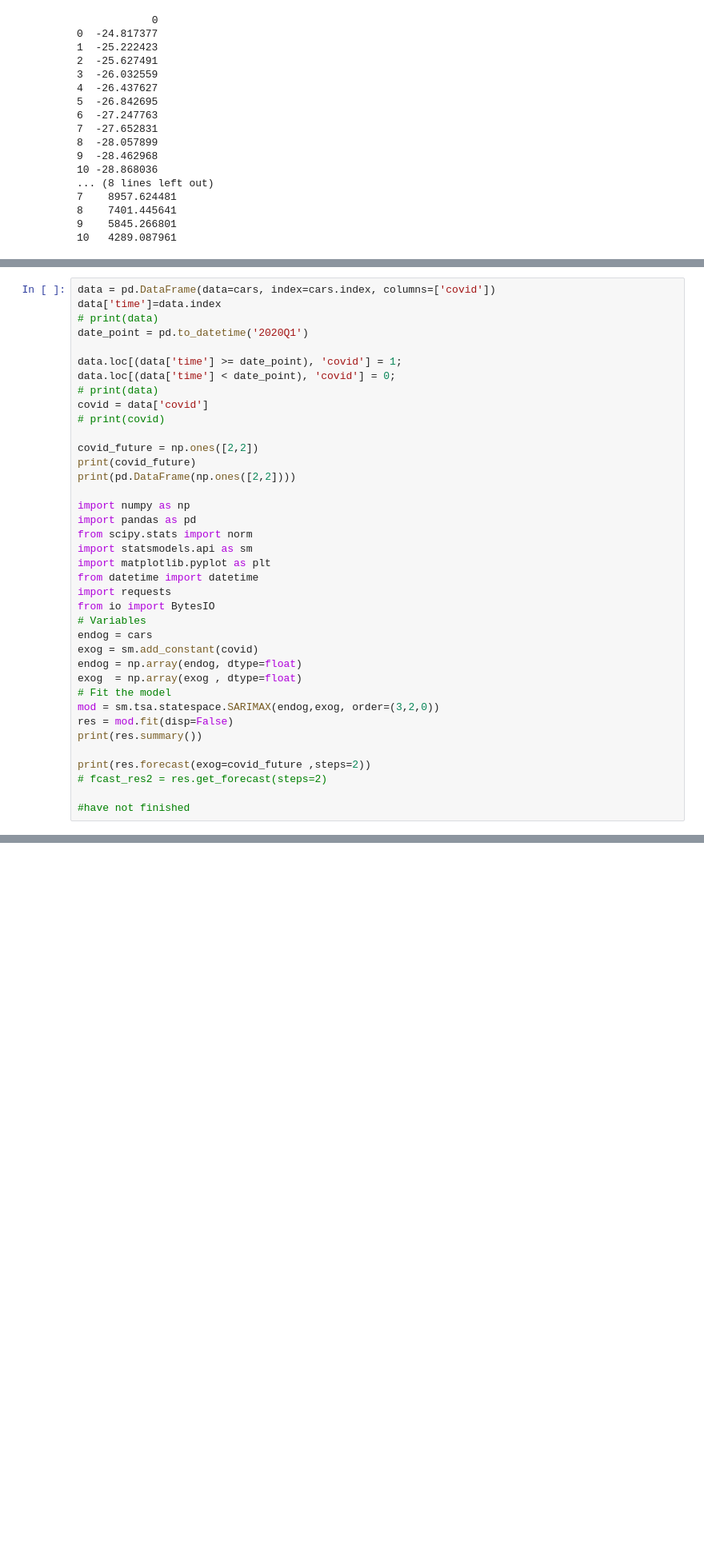
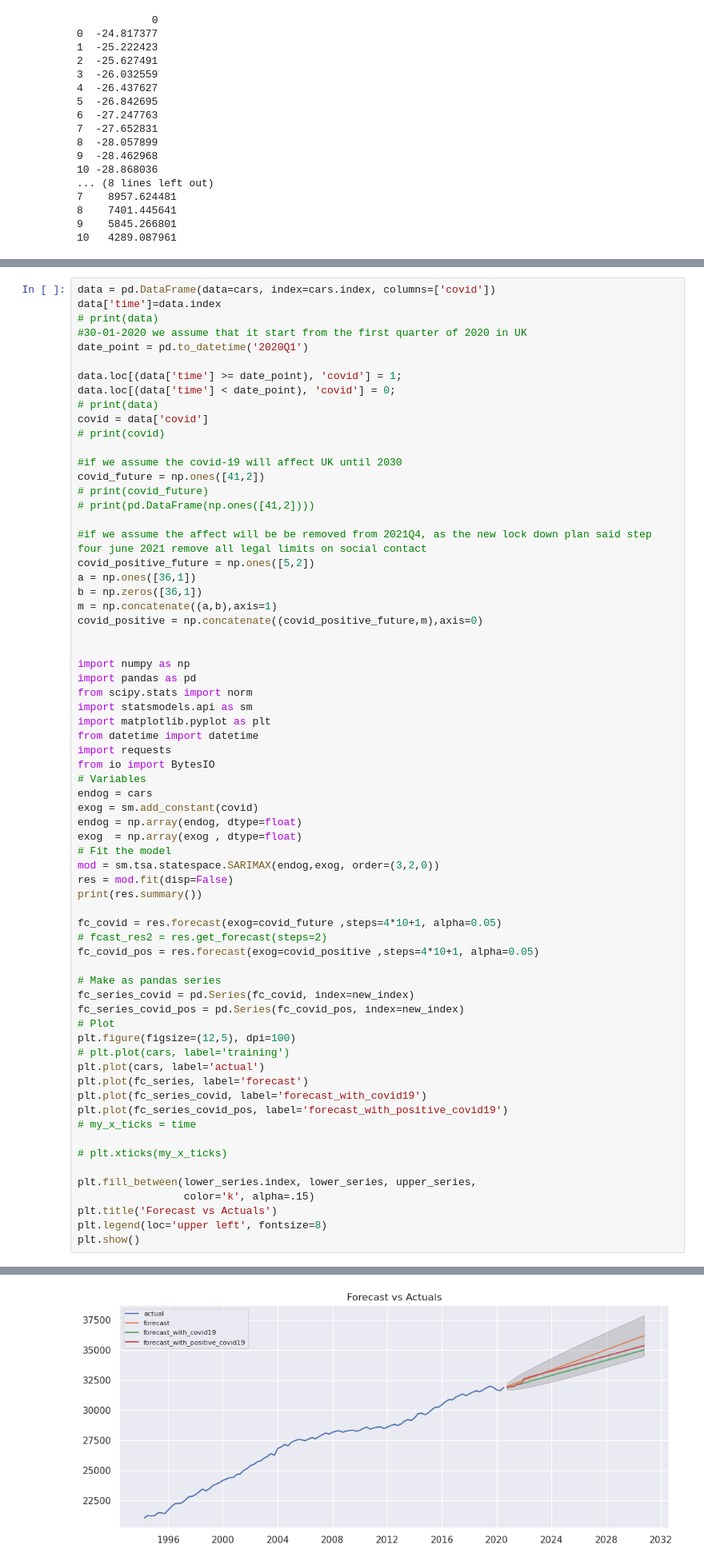
Before and after one commit to julemon/Practitioners-Challenge, a Jupyter notebook: Q2_total.ipynb, the cells around one changed output, grey strips where cells are left out. Shown: that part at 80% size. Drawn from its saved outputs; the diff is of its cells as text; blank space fills up the shorter version.

```diff
--- a/Q2_total.ipynb
+++ b/Q2_total.ipynb
@@ -717,6 +745,7 @@ https://www.kaggle.com/poiupoiu/how-to-use-sarimax
 data = pd.DataFrame(data=cars, index=cars.index, columns=['covid'])
 data['time']=data.index
 # print(data)
+#30-01-2020 we assume that it start from the first quarter of 2020 in UK
 date_point = pd.to_datetime('2020Q1')
 
 data.loc[(data['time'] >= date_point), 'covid'] = 1;
@@ -725,9 +754,18 @@ data.loc[(data['time'] < date_point), 'covid'] = 0;
 covid = data['covid']
 # print(covid)
 
-covid_future = np.ones([2,2])
-print(covid_future)
-print(pd.DataFrame(np.ones([2,2])))
+#if we assume the covid-19 will affect UK until 2030
+covid_future = np.ones([41,2])
+# print(covid_future)
+# print(pd.DataFrame(np.ones([41,2])))
+
+#if we assume the affect will be be removed from 2021Q4, as the new lock down plan said step four june 2021 remove all legal limits on social contact
+covid_positive_future = np.ones([5,2])
+a = np.ones([36,1])
+b = np.zeros([36,1])
+m = np.concatenate((a,b),axis=1)
+covid_positive = np.concatenate((covid_positive_future,m),axis=0)
+
 
 import numpy as np
 import pandas as pd
@@ -747,7 +785,27 @@ mod = sm.tsa.statespace.SARIMAX(endog,exog, order=(3,2,0))
 res = mod.fit(disp=False)
 print(res.summary())
 
-print(res.forecast(exog=covid_future ,steps=2))
+fc_covid = res.forecast(exog=covid_future ,steps=4*10+1, alpha=0.05)
 # fcast_res2 = res.get_forecast(steps=2)
+fc_covid_pos = res.forecast(exog=covid_positive ,steps=4*10+1, alpha=0.05)
 
-#have not finished
+# Make as pandas series
+fc_series_covid = pd.Series(fc_covid, index=new_index)
+fc_series_covid_pos = pd.Series(fc_covid_pos, index=new_index)
+# Plot
+plt.figure(figsize=(12,5), dpi=100)
+# plt.plot(cars, label='training')
+plt.plot(cars, label='actual')
+plt.plot(fc_series, label='forecast')
+plt.plot(fc_series_covid, label='forecast_with_covid19')
+plt.plot(fc_series_covid_pos, label='forecast_with_positive_covid19')
+# my_x_ticks = time
+
+# plt.xticks(my_x_ticks)
+
+plt.fill_between(lower_series.index, lower_series, upper_series,
+                 color='k', alpha=.15)
+plt.title('Forecast vs Actuals')
+plt.legend(loc='upper left', fontsize=8)
+plt.show()
+# %% [output]
@@ -753,0 +829 @@ print(res.forecast(exog=covid_future ,steps=2))
+[figure, added]
```
Also changed, not shown: parts of 38 cells of this notebook.
